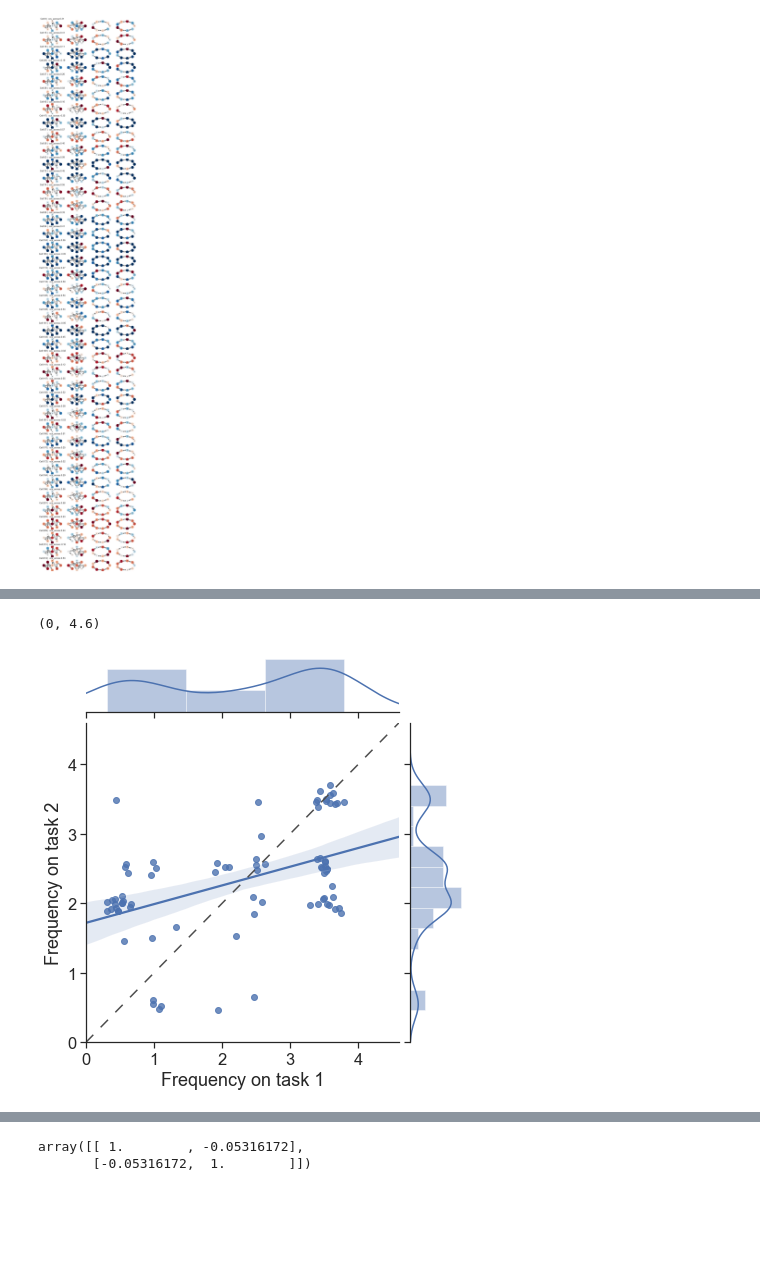
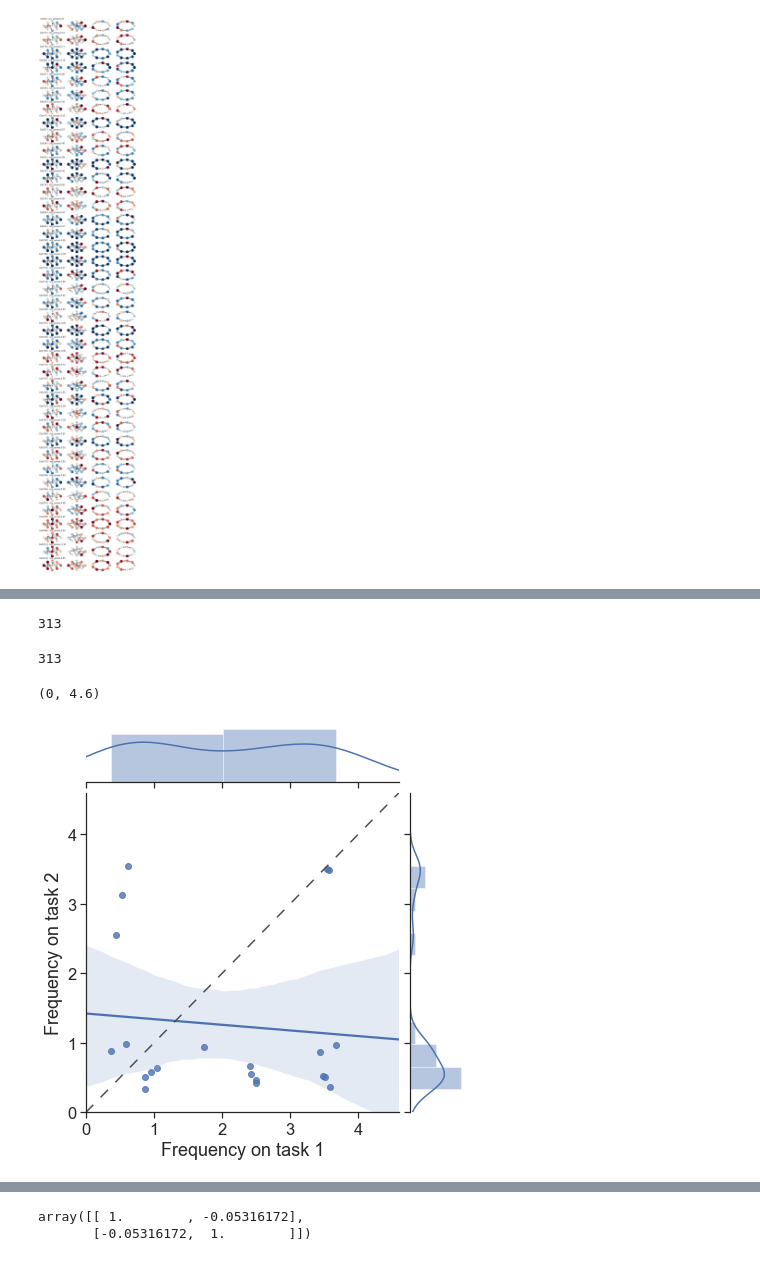
Before and after one commit to yves-weissenberger/ll_ephys, a Jupyter notebook: ephys_notebooks/MEC_1.ipynb, the cells around one changed output, grey strips where cells are left out. Cells and saved outputs as stored; diff of their text form; code cells hidden in the pictures; blank space fills up the shorter version.

```diff
--- a/ephys_notebooks/MEC_1.ipynb
+++ b/ephys_notebooks/MEC_1.ipynb
@@ -257,11 +61,12 @@ for port_nr in np.unique(df['port'].values):
     for task_nr in range(2):
         task_nr = str(task_nr)
         v = df.loc[(df['port']==port_nr) &
-                   (df['correct']==True) &
-                   (df['next_correct']==True) &
-                   (df['reward']==True) &
-                   (df['port_repeat']==False) &
-                   (df['task_nr']==task_nr)]['time'].values
+                   #(df['correct']==True) &
+                   #(df['next_correct']==True) &
+                   #(df['reward']==True) &
+                   #(df['port_repeat']==False) &
+                   (df['task_nr']==task_nr)
+                  ]['time'].values
         #v = np.array(v).astype('float')
         if task_nr=='0':
             print(task_nr,len(v),str(port_nr))
@@ -469,0 +280,4 @@ L = D - A
+# %%
+ix = 4
+a = np.linalg.lstsq(evecs.real,resps_state_g1[ix])
+#a = np.linalg.inv(evecs).dot(resps_state_g1[ix])
@@ -620,9 +415,9 @@ cc_shuff_sets.shape
 # %%
 p_vals = []
-for cell_ix,cell in enumerate(all_cc):
+for cell_ix,cell in enumerate(ccs_sets):
         tmp = []
         for task_nr in range(1):
-            if ccs_within[cell_ix]>0.4:
+            if True:#ccs_within[cell_ix]>-np.inf:
                 #print(cell_ix)
                 p1 = stt.percentileofscore(cc_shuff_sets[cell_ix][task_nr],cell[task_nr])
                 #tmp.append(p1)
@@ -649,4 +448,4 @@ plt.xlim(0)
 # %%
-all_cc = np.array(all_cc)
+ccs_sets = np.array(ccs_sets)
 res_t1 = np.array(res_t1)
 res_t2 = np.array(res_t2)
@@ -730,23 +528,32 @@ array([[0.69308591, 0.71874177],
+# %%
+len(np.array(p_vals)[:,1]>95)\
+# %% [output]
+313
+# %%
+len(ccs_within[:len(ccs_sets)]>0.3)
+# %% [output]
+313
 # %%
-thresh = 0.6
-ixs = np.where(np.logical_and.reduce([np.logical_and(all_cc[:,0]>thresh,
-                                                    all_cc[:,1]>thresh),
-                                      ccs_within[:len(all_cc)]>0.6
+thresh = 0.2
+ixs = np.where(np.logical_and.reduce([np.logical_and(ccs_sets[:,0]>thresh,
+                                                    ccs_sets[:,1]>thresh),
+                                      ccs_within[:len(ccs_sets)]>0.3,
+                                        np.array(p_vals)[:,1]>90,
                                      #np.logical_and(ccs_within1>thresh,
                                      #              ccs_within2>thresh),
 
                                      ]
                                     ))[0]
 
 #ixs = np.where(np.any(np.array(p_vals)>95,axis=1))[0]
-seaborn.jointplot(res_t1[ixs,0]+np.random.normal(loc=0,scale=0.1,size=len(ixs)),
-                  res_t2[ixs,0]+np.random.normal(loc=0,scale=0.1,size=len(ixs)),
+seaborn.jointplot(res_sets[:,0][ixs,0]+np.random.normal(loc=0,scale=0.1,size=len(ixs)),
+                  res_sets[:,1][ixs,0]+np.random.normal(loc=0,scale=0.1,size=len(ixs)),
                   kind='reg')
 plt.plot([0,4.6],[0,4.6],color='.3',dashes=(7,7))
 plt.xlabel("Frequency on task 1")
 plt.ylabel("Frequency on task 2")
 plt.xlim(0,4.6)
 plt.ylim(0,4.6)
 # %% [output]
 (0, 4.6)
-[figure, old version]
+[figure, new version]
```
Also changed, not shown: parts of 52 cells of this notebook, 11 other files.
